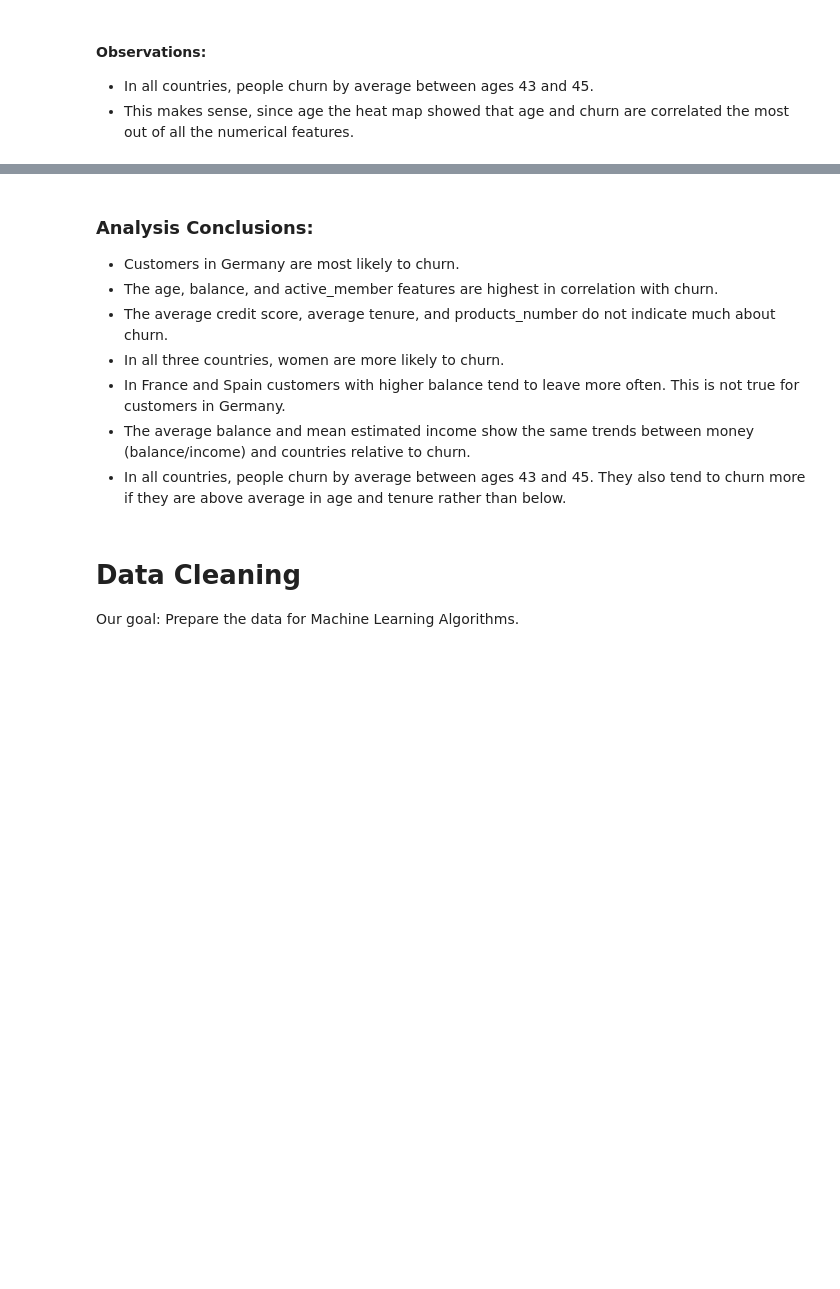
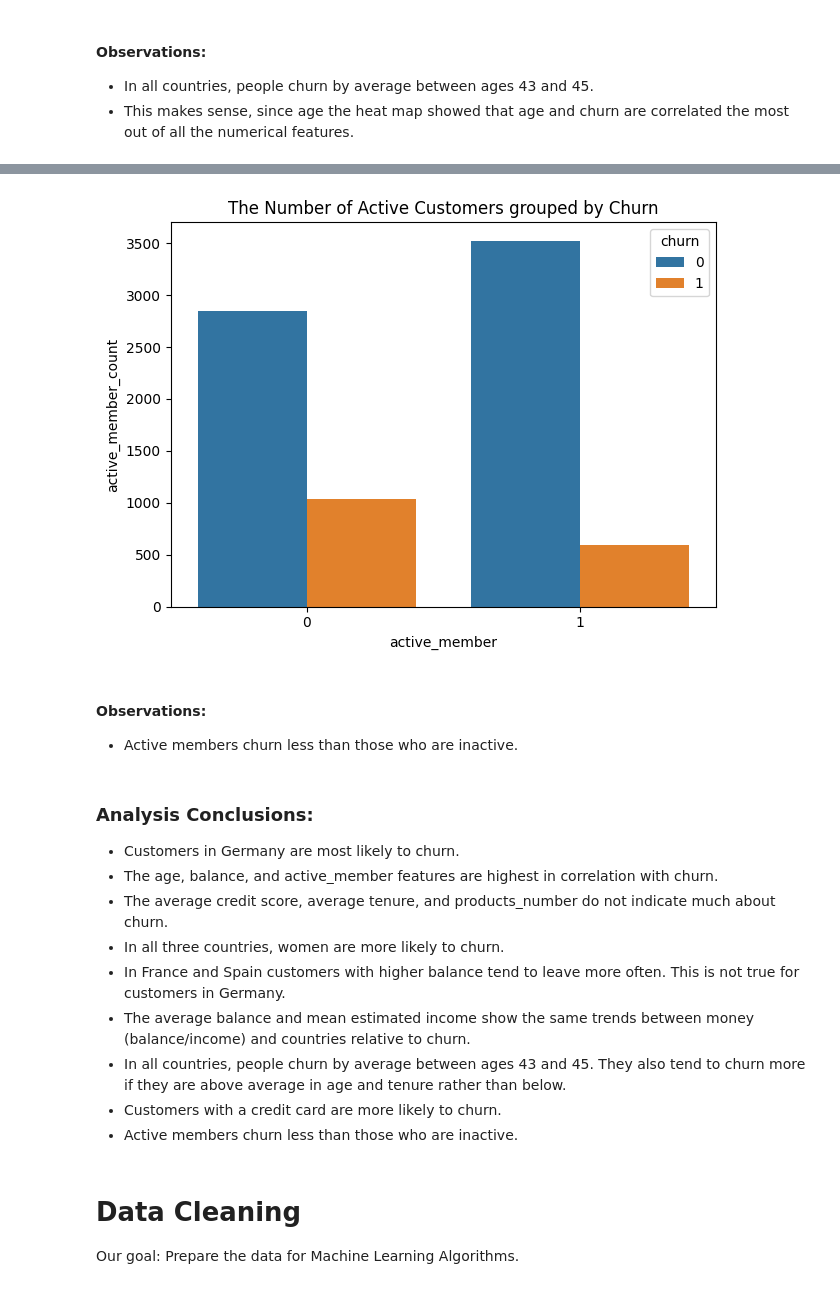
Before and after one commit to EitanKats/ML-project, a Jupyter notebook: Bank Churn.ipynb, the cells around one changed output, grey strips where cells are left out. Saved outputs shown, nothing was run; the diff lists cells and outputs as text; code cells hidden in the pictures; blank space fills up the shorter version.

```diff
--- a/Bank Churn.ipynb
+++ b/Bank Churn.ipynb
@@ -405,0 +413,4 @@ churned_mean_age_per_country
+# %%
+active_member_by_churn = train_set.groupby(["churn", "active_member"]).agg(active_member_count=("active_member", 'count'))
+active_member_by_churn = active_member_by_churn.reset_index()
+active_member_by_churn
@@ -406,3 +423,13 @@ churned_mean_age_per_country
+# %%
+plt.title("The Number of Active Customers grouped by Churn")
+sns.barplot(data=active_member_by_churn, x='active_member', y='active_member_count', hue='churn')
+plt.tight_layout()
+plt.show()
+# %% [output]
+[figure, added]
+# %% [markdown]
+#### Observations:
+* Active members churn less than those who are inactive.
 # %% [markdown]
 ### Analysis Conclusions:
 * Customers in Germany are most likely to churn.
@@ -412,6 +439,8 @@ churned_mean_age_per_country
 * In France and Spain customers with higher balance tend to leave more often. This is not true for customers in Germany.
 * The average balance and mean estimated income show the same trends between money (balance/income) and countries relative to churn.
 * In all countries, people churn by average between ages 43 and 45. They also tend to churn more if they are above average in age and tenure rather than below.
+* Customers with a credit card are more likely to churn.
+* Active members churn less than those who are inactive.
 # %% [markdown]
 # Data Cleaning
 Our goal: Prepare the data for Machine Learning Algorithms.
```
Also changed, not shown: parts of 30 cells of this notebook.
